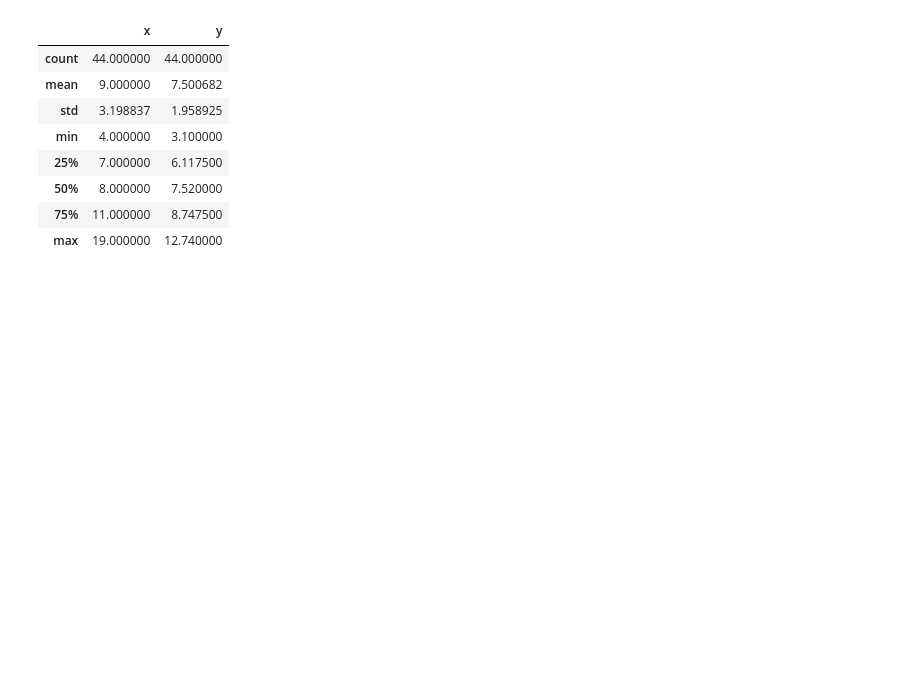
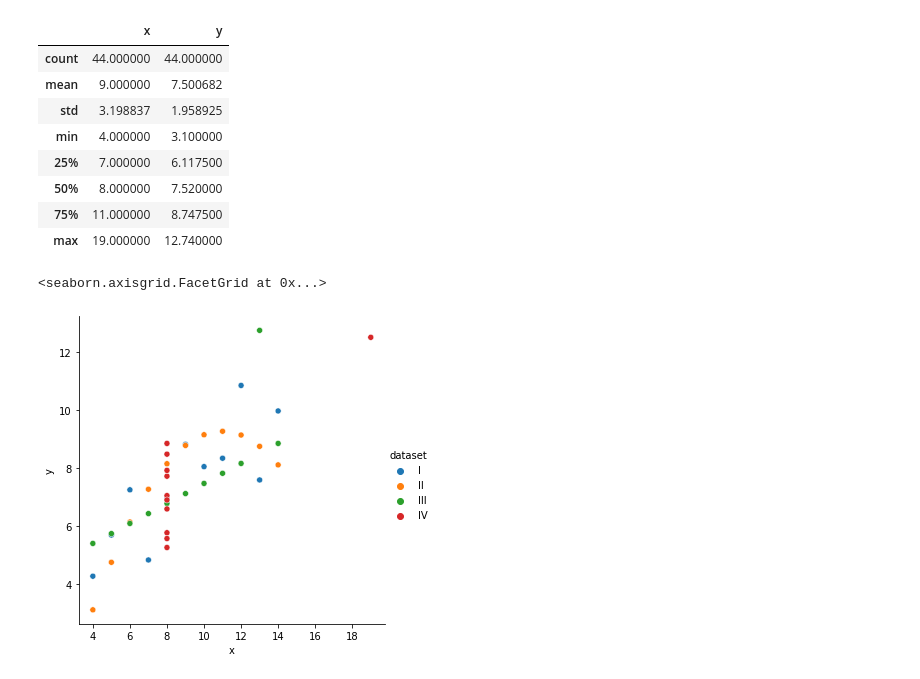
Before and after one commit to lawrence-sao/numpy-pandas-visualization-exercises, a Jupyter notebook: seaborn exercises.ipynb, the cells around one changed output. Cells and saved outputs as stored; diff of their text form; code cells hidden in the pictures; blank space fills up the shorter version.

```diff
--- a/seaborn exercises.ipynb
+++ b/seaborn exercises.ipynb
@@ -82,3 +77,8 @@ anscombe.describe()
 | 50% | 8.000000 | 7.520000 |
 | 75% | 11.000000 | 8.747500 |
 | max | 19.000000 | 12.740000 |
+# %%
+sns.relplot(x='x', y='y', hue='dataset', data=anscombe)
+# %% [output]
+<seaborn.axisgrid.FacetGrid at 0x...>
+[figure, added]
```
Also changed, not shown: parts of 17 cells of this notebook, 1 other file.
